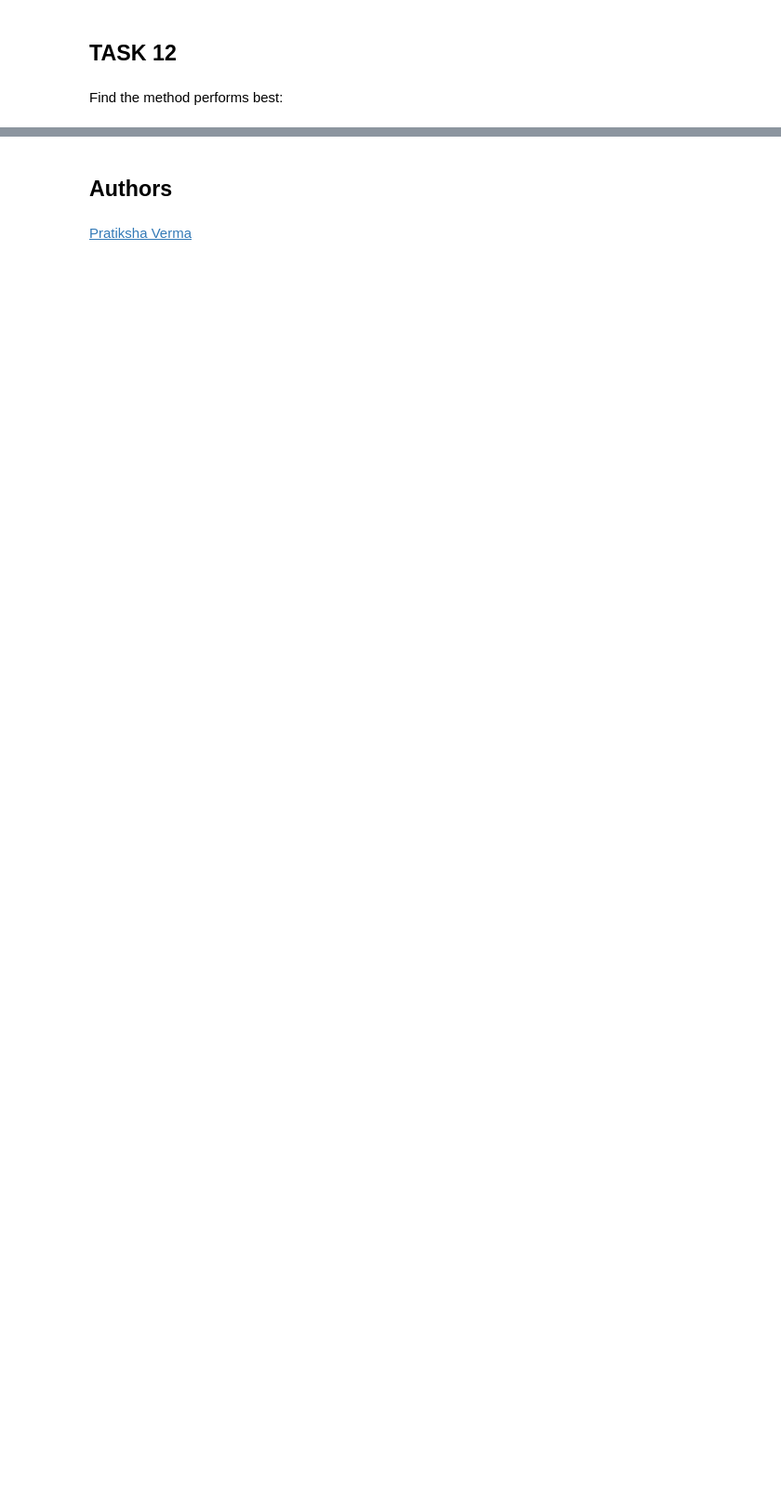
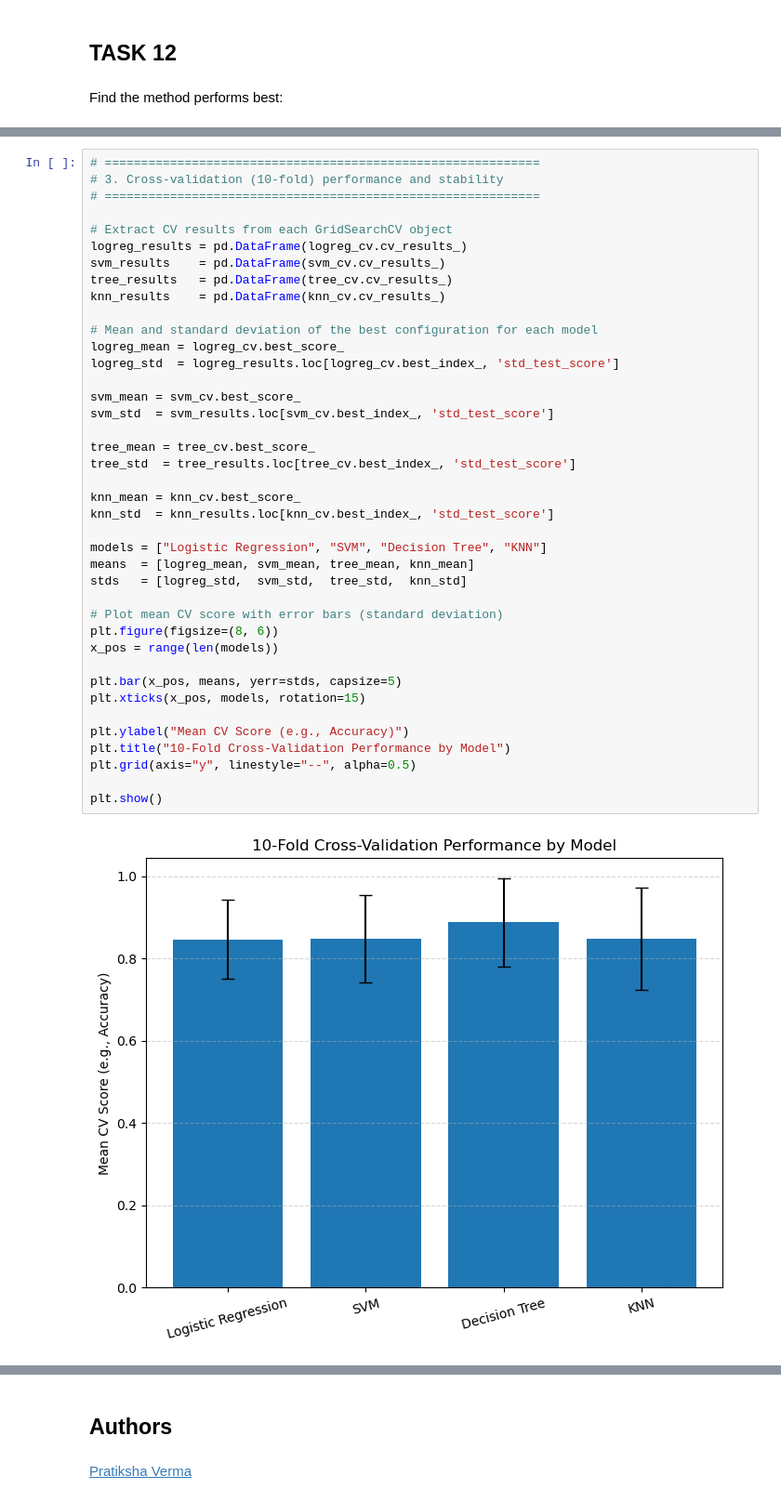
Before and after one commit to ClaudiaCCordeiro/Final_Project_IBM_Coursera, a Jupyter notebook: SpaceX-Machine-Learning-Prediction-Part-5-v1.ipynb, the cells around one changed output, grey strips where cells are left out. Shown: that part at 93% size. Drawn from its saved outputs; the diff is of its cells as text; blank space fills up the shorter version.

```diff
--- a/SpaceX-Machine-Learning-Prediction-Part-5-v1.ipynb
+++ b/SpaceX-Machine-Learning-Prediction-Part-5-v1.ipynb
@@ -1108,0 +495,42 @@ FINAL RECOMMENDATIONS
+# %%
+# ============================================================
+# 3. Cross-validation (10-fold) performance and stability
+# ============================================================
+
+# Extract CV results from each GridSearchCV object
+logreg_results = pd.DataFrame(logreg_cv.cv_results_)
+svm_results    = pd.DataFrame(svm_cv.cv_results_)
+tree_results   = pd.DataFrame(tree_cv.cv_results_)
+knn_results    = pd.DataFrame(knn_cv.cv_results_)
+
+# Mean and standard deviation of the best configuration for each model
+logreg_mean = logreg_cv.best_score_
+logreg_std  = logreg_results.loc[logreg_cv.best_index_, 'std_test_score']
+
+svm_mean = svm_cv.best_score_
+svm_std  = svm_results.loc[svm_cv.best_index_, 'std_test_score']
+
+tree_mean = tree_cv.best_score_
+tree_std  = tree_results.loc[tree_cv.best_index_, 'std_test_score']
+
+knn_mean = knn_cv.best_score_
+knn_std  = knn_results.loc[knn_cv.best_index_, 'std_test_score']
+
+models = ["Logistic Regression", "SVM", "Decision Tree", "KNN"]
+means  = [logreg_mean, svm_mean, tree_mean, knn_mean]
+stds   = [logreg_std,  svm_std,  tree_std,  knn_std]
+
+# Plot mean CV score with error bars (standard deviation)
+plt.figure(figsize=(8, 6))
+x_pos = range(len(models))
+
+plt.bar(x_pos, means, yerr=stds, capsize=5)
+plt.xticks(x_pos, models, rotation=15)
+
+plt.ylabel("Mean CV Score (e.g., Accuracy)")
+plt.title("10-Fold Cross-Validation Performance by Model")
+plt.grid(axis="y", linestyle="--", alpha=0.5)
+
+plt.show()
+# %% [output]
+[figure, added]
```
Also changed, not shown: parts of 44 cells of this notebook, 22 other files.
